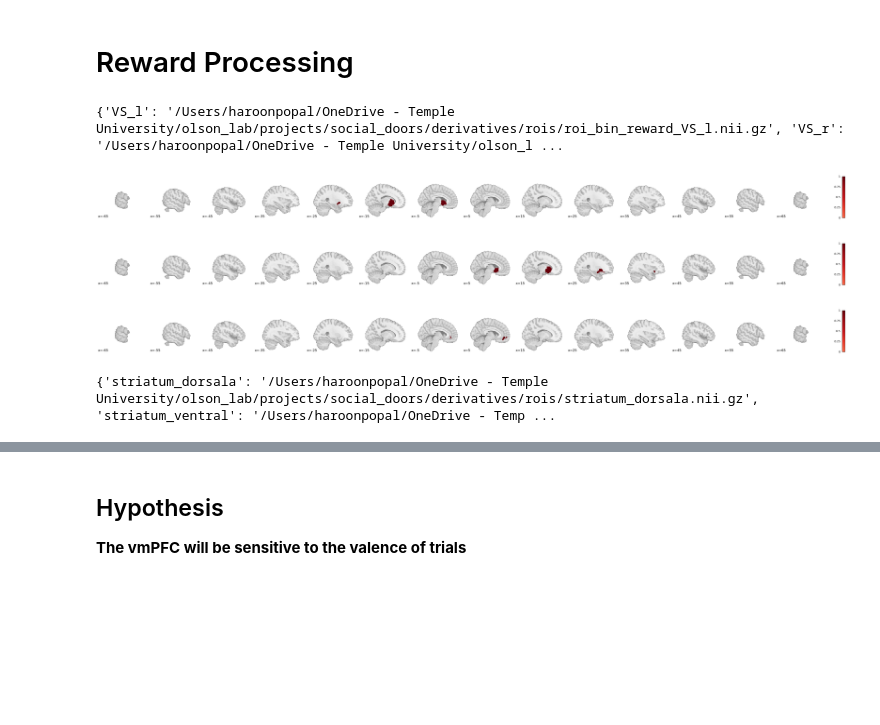
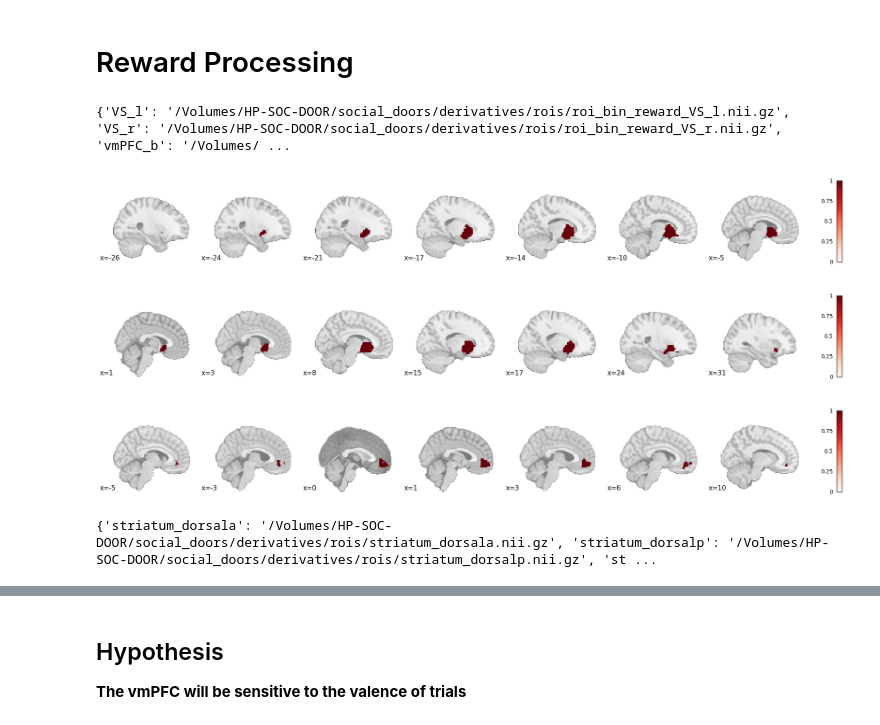
Before and after one commit to hspopal/social_doors, a Jupyter notebook: code/rsa_social_doors-fbonly.ipynb, the cells around one changed output, grey strips where cells are left out. Drawn from its saved outputs; the diff is of its cells as text; code cells hidden in the pictures; blank space fills up the shorter version.

```diff
--- a/code/rsa_social_doors-fbonly.ipynb
+++ b/code/rsa_social_doors-fbonly.ipynb
@@ -17,7 +17,7 @@ import warnings
 warnings.filterwarnings('ignore')
 # %%
 #bids_dir = '/data/projects/social_doors/'
-bids_dir = '/Users/haroonpopal/OneDrive - Temple University/olson_lab/projects/social_doors/'
+bids_dir = '/Volumes/HP-SOC-DOOR/social_doors/'
 
 os.chdir(bids_dir)
 
@@ -169,19 +169,19 @@ reward_roi_dict = dict(zip(reward_roi_names, reward_roi_list))
 
 print(reward_roi_dict)
 # %% [output]
-{'VS_l': '/Users/haroonpopal/OneDrive - Temple University/olson_lab/projects/social_doors/derivatives/rois/roi_bin_reward_VS_l.nii.gz', 'VS_r': '/Users/haroonpopal/OneDrive - Temple University/olson_l ...
+{'VS_l': '/Volumes/HP-SOC-DOOR/social_doors/derivatives/rois/roi_bin_reward_VS_l.nii.gz', 'VS_r': '/Volumes/HP-SOC-DOOR/social_doors/derivatives/rois/roi_bin_reward_VS_r.nii.gz', 'vmPFC_b': '/Volumes/ ...
 # %%
 # Import ROIs
 for n in range(len(reward_roi_names)):
     temp_roi = Brain_Data(reward_roi_list[n], mask=reward_roi_list[n])
 
     plot_stat_map(temp_roi.to_nifti(),
-                 cut_coords=range(-65,66,10), display_mode='x',
+                 display_mode='x',
                  cmap='Reds')
 # %% [output]
-[figure, old version]
+[figure, new version]
-[figure, old version]
+[figure, new version]
-[figure, old version]
+[figure, new version]
 # %%
 # Import ROIs
 striat_roi_list = glob.glob(os.path.join(bids_dir,'derivatives','rois', f'striatum_*.nii.gz'))
@@ -192,7 +192,7 @@ striat_roi_dict = dict(zip(striat_roi_names, striat_roi_list))
 
 print(striat_roi_dict)
 # %% [output]
-{'striatum_dorsala': '/Users/haroonpopal/OneDrive - Temple University/olson_lab/projects/social_doors/derivatives/rois/striatum_dorsala.nii.gz', 'striatum_ventral': '/Users/haroonpopal/OneDrive - Temp ...
+{'striatum_dorsala': '/Volumes/HP-SOC-DOOR/social_doors/derivatives/rois/striatum_dorsala.nii.gz', 'striatum_dorsalp': '/Volumes/HP-SOC-DOOR/social_doors/derivatives/rois/striatum_dorsalp.nii.gz', 'st ...
 # %%
 # Import ROIs
 for n in range(len(striat_roi_names)):
```
Also changed, not shown: parts of 14 cells of this notebook, 9 other files.
